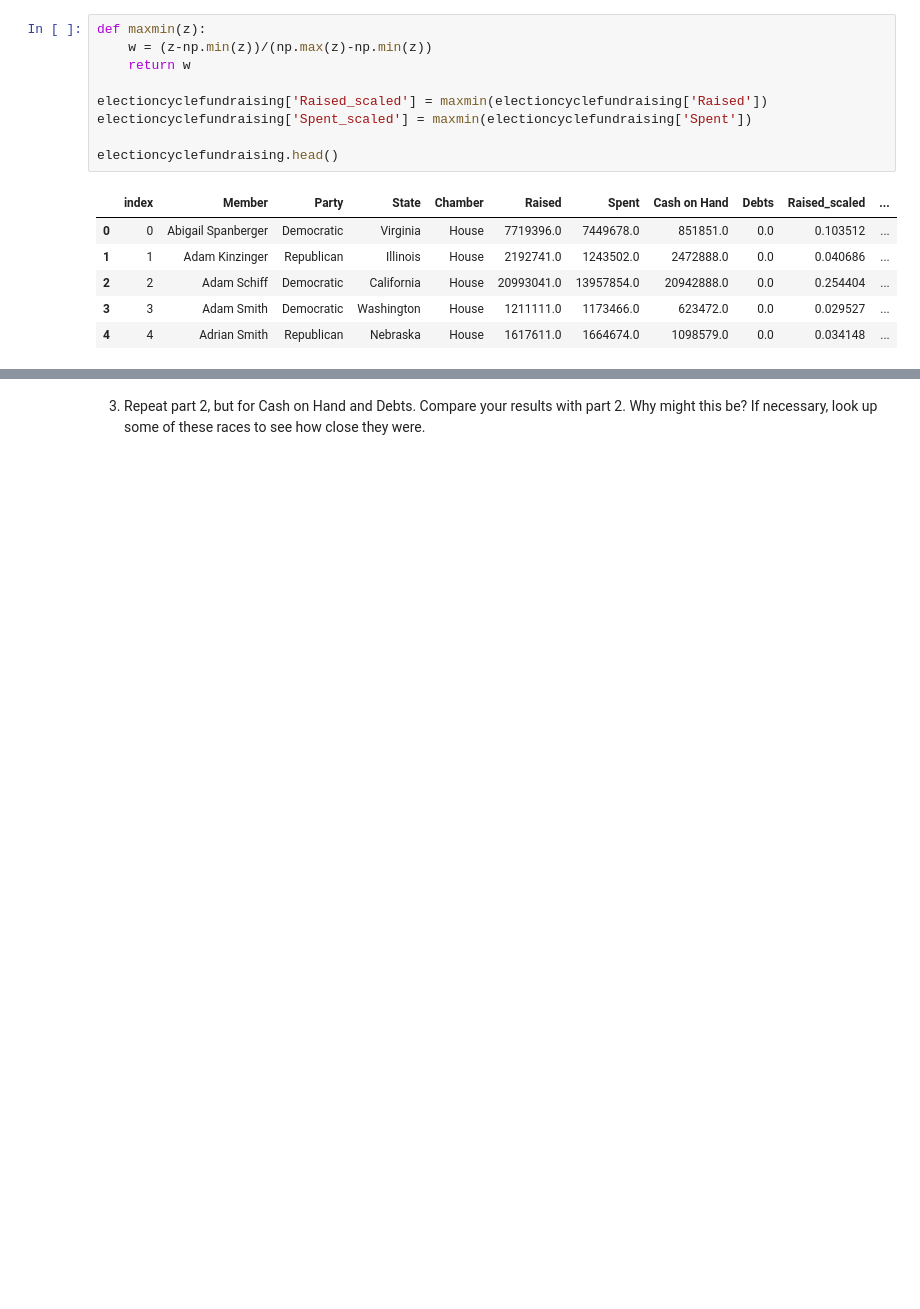
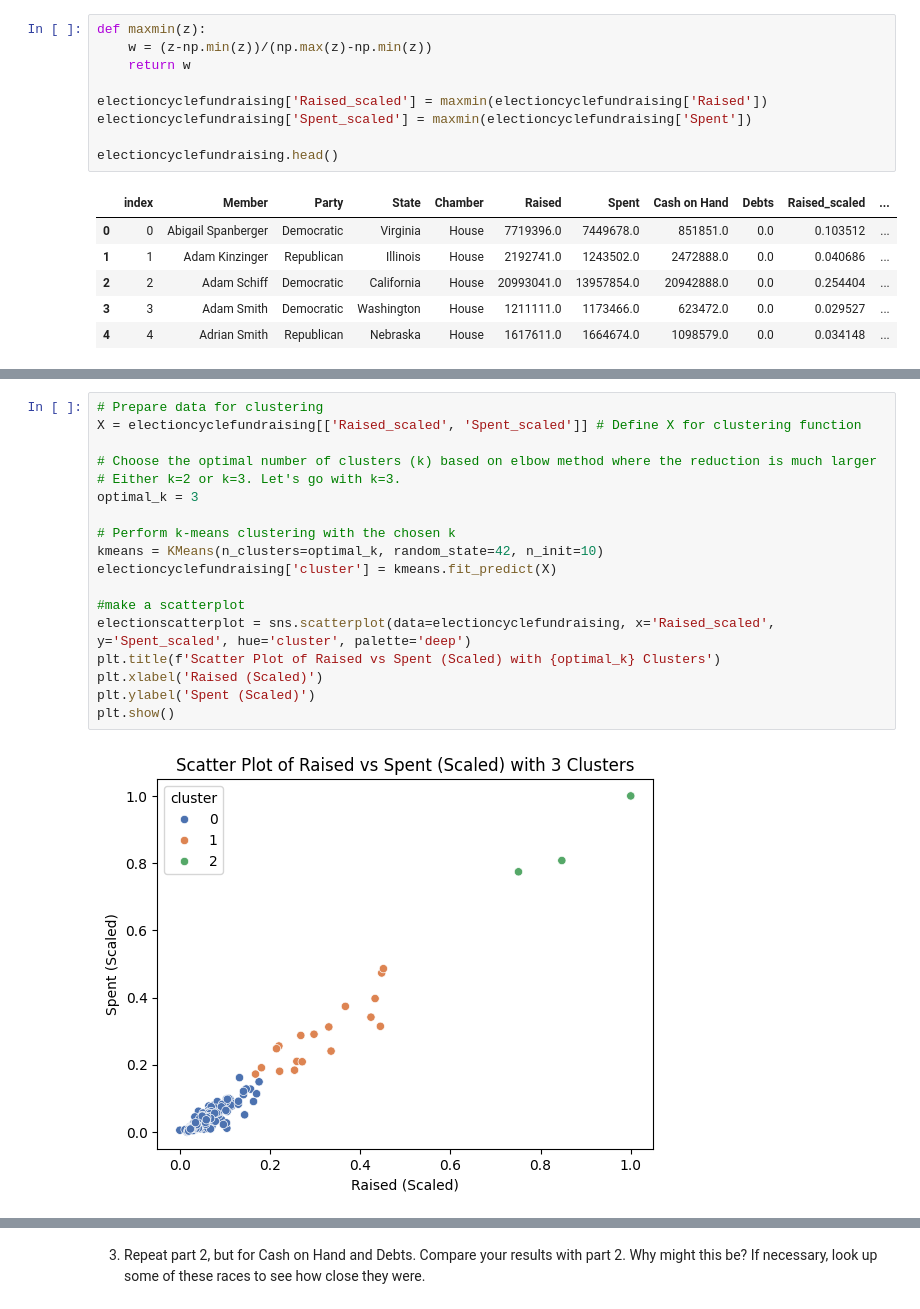
Before and after one commit to simoneminorr/clustering_assignment, a Jupyter notebook: assignment_clustering.ipynb, the cells around one changed output, grey strips where cells are left out. Drawn from its saved outputs; the diff is of its cells as text; blank space fills up the shorter version.

```diff
--- a/assignment_clustering.ipynb
+++ b/assignment_clustering.ipynb
@@ -181,0 +231,20 @@ electioncyclefundraising.head()
+# %%
+# Prepare data for clustering
+X = electioncyclefundraising[['Raised_scaled', 'Spent_scaled']] # Define X for clustering function
+
+# Choose the optimal number of clusters (k) based on elbow method where the reduction is much larger
+# Either k=2 or k=3. Let's go with k=3.
+optimal_k = 3
+
+# Perform k-means clustering with the chosen k
+kmeans = KMeans(n_clusters=optimal_k, random_state=42, n_init=10)
+electioncyclefundraising['cluster'] = kmeans.fit_predict(X)
+
+#make a scatterplot
+electionscatterplot = sns.scatterplot(data=electioncyclefundraising, x='Raised_scaled', y='Spent_scaled', hue='cluster', palette='deep')
+plt.title(f'Scatter Plot of Raised vs Spent (Scaled) with {optimal_k} Clusters')
+plt.xlabel('Raised (Scaled)')
+plt.ylabel('Spent (Scaled)')
+plt.show()
+# %% [output]
+[figure, added]
```
Also changed, not shown: parts of 13 cells of this notebook.
